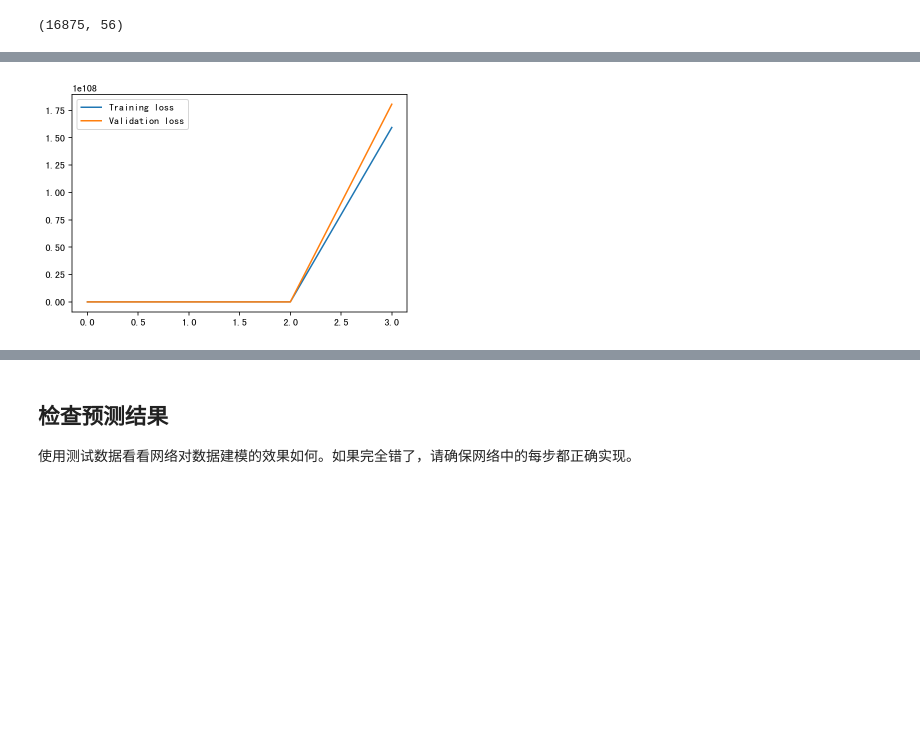
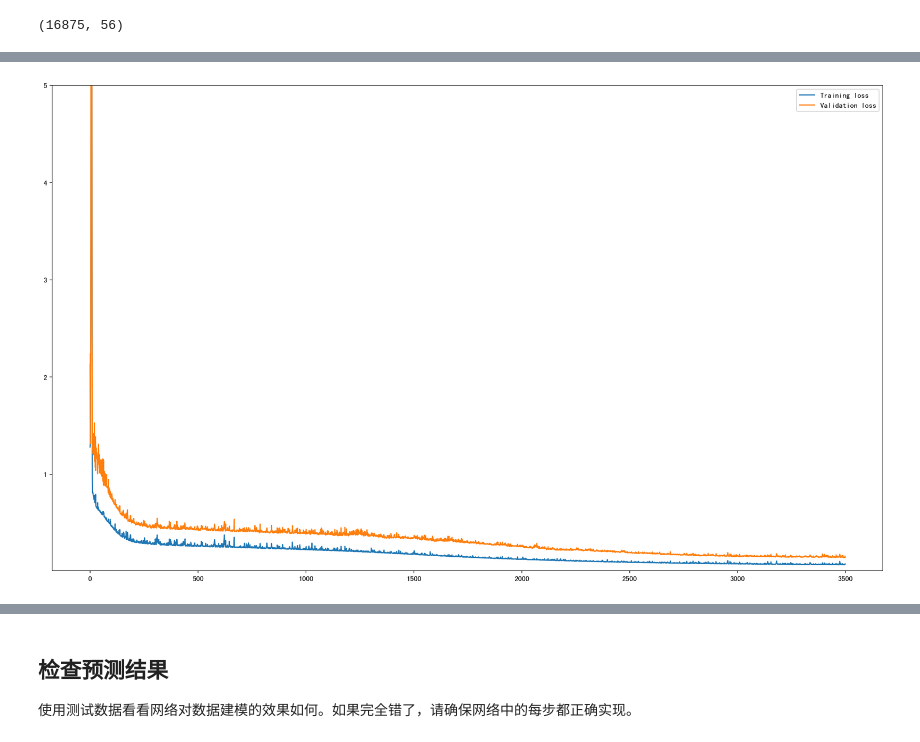
Before and after one commit to horysk/DataMiningSummary, a Jupyter notebook: 神经网络/Your_first_neural_network.ipynb, the cells around one changed output, grey strips where cells are left out. Saved outputs shown, nothing was run; the diff lists cells and outputs as text; code cells hidden in the pictures; blank space fills up the shorter version.

```diff
--- a/神经网络/Your_first_neural_network.ipynb
+++ b/神经网络/Your_first_neural_network.ipynb
@@ -204,25 +208,38 @@ class NeuralNetwork(object):
 
             # TODO: Output error - Replace this value with your calculations.
             # Output layer error is the difference between desired target and actual output.
+            # target减去神经网络的output（计算神经网络计算出来的输出与实际值target的差值)
             error = y - final_outputs
 
+            # TODO: Backpropagated error terms - Replace these values with your calculations.
+            # 正常是：error * final_output的导数、 error * sigmoid_prime(final_inputs), 本例子是f(x) =x 输出层导数为1,即error *  1
+            #
+            output_error_term = error * 1
+
             # TODO: Calculate the hidden layer's contribution to the error
-            hidden_error = error * final_outputs * (1 - final_outputs) * self.weights_hidden_to_output
+            # 计算隐藏层贡献了多少误差： output_error * weights_hidden_to_output
+            hidden_error = np.dot(self.weights_hidden_to_output , output_error_term)
 
-            # TODO: Backpropagated error terms - Replace these values with your calculations.
-            # output_error_term = hidden_outputs.T * error * sigmoid_prime(final_inputs)
-            output_error_term = error * final_outputs * (1 - final_outputs)
-            hidden_error_term = hidden_error.T * hidden_outputs * (1 - hidden_outputs)  # sigmoid_prime(hidden_inputs)
 
+            # 隐藏层的error乘以 隐藏层输出的导数 hidden_outputs * (1 - hidden_outputs) 或者 sigmoid_prime(hidden_inputs)
+            hidden_error_term = hidden_error * hidden_outputs * (1 - hidden_outputs)  # sigmoid_prime(hidden_inputs)
+
+            # 每一层的error term计算之后，配合学习速率，就得出weight step的计算
             # Weight step (input to hidden)
-            delta_weights_i_h += self.lr * hidden_error_term * X[:, None]
+            delta_weights_i_h += hidden_error_term  * X[:, None]
 
             # Weight step (hidden to output)
-            delta_weights_h_o += self.lr * output_error_term * hidden_outputs[:, None]
+            delta_weights_h_o += output_error_term  * hidden_outputs[:, None]
 
         # TODO: Update the weights - Replace these values with your calculations.
-        self.weights_hidden_to_output += delta_weights_h_o # update hidden-to-output weights with gradient descent step
-        self.weights_input_to_hidden += delta_weights_i_h # update input-to-hidden weights with gradient descent step
+        # 神经网络训练时并不是把传入的features和targets一次性进行计算，而是放入迭代里，每次只取一个record，比如传入的features维度为（128，56），
+        # 一次只取128行中的一行数据进行计算，同时每个迭代里，权重步长是以累加的形式计算的，
+        # 所以出for循环之后需要对累加的权重步长除以迭代次数n_records，以平均值的计算方式来更新每次计算的权重。
+
+        # # update hidden-to-output weights with gradient descent step
+        self.weights_hidden_to_output += self.lr * delta_weights_h_o / n_records
+        # update input-to-hidden weights with gradient descent step
+        self.weights_input_to_hidden += self.lr * delta_weights_i_h / n_records
 
     def run(self, features):
         ''' Run a forward pass through the network with input features
@@ -360,9 +369,9 @@ features.shape
 import sys
 
 ### Set the hyperparameters here ###
-iterations = 20  # 100
-learning_rate = 0.1
-hidden_nodes = 2
+iterations = 3500  # 100
+learning_rate = 0.5
+hidden_nodes = 20
 output_nodes = 1
 
 N_i = train_features.shape[1]
@@ -400,7 +409,9 @@ Progress: 95.0% ... Training loss: nan ... Validation loss: nan ... Iterations t
 # %%
+plt.figure(figsize=(20,12))
 plt.plot(losses['train'], label='Training loss')
 plt.plot(losses['validation'], label='Validation loss')
+plt.ylim((0.01, 5))
 plt.legend()
 _ = plt.ylim()
 # %% [output]
-[figure, old version]
+[figure, new version]
```
Also changed, not shown: parts of 6 cells of this notebook, 2 other files.
